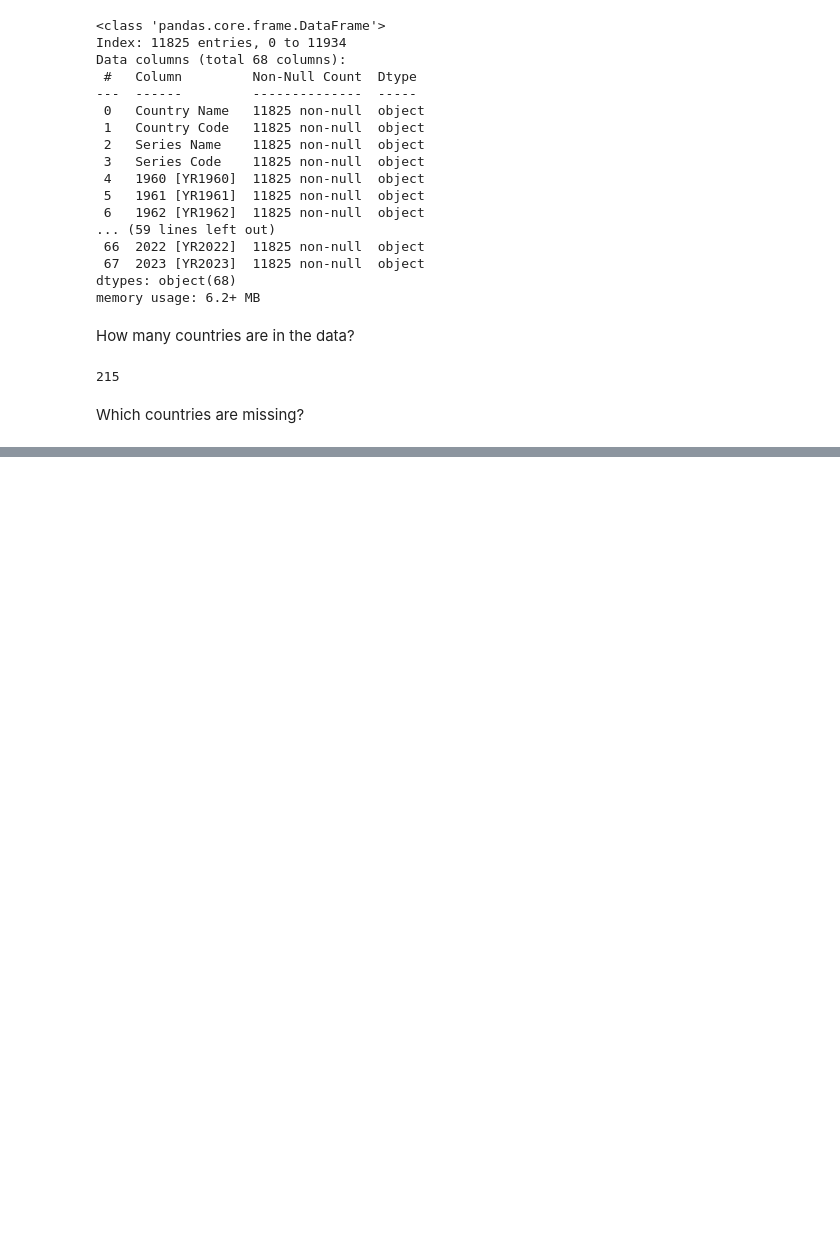
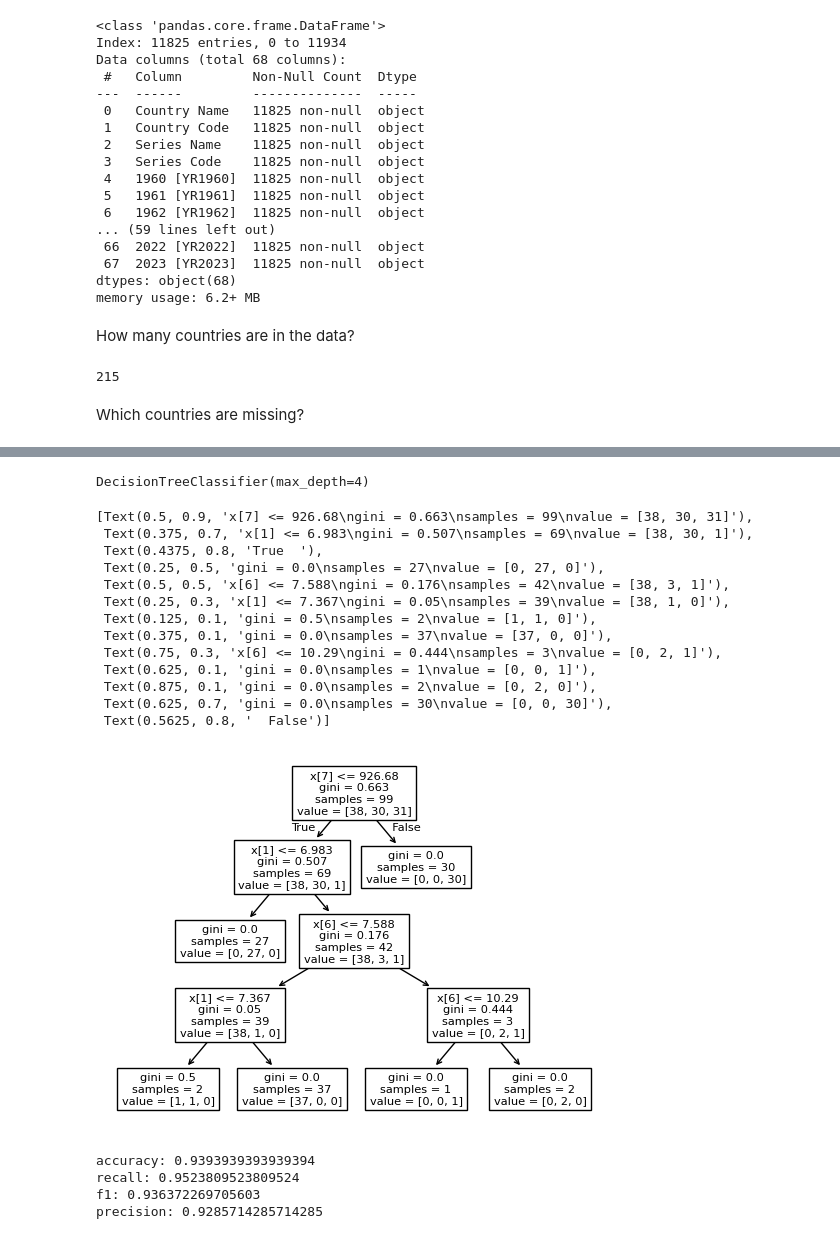
Before and after one commit to maxtschochner/World_Bank_Open_Data_Exploration, a Jupyter notebook: Analysis.ipynb, the cells around one changed output, grey strips where cells are left out. Saved outputs shown, nothing was run; the diff lists cells and outputs as text; code cells hidden in the pictures; blank space fills up the shorter version.

```diff
--- a/Analysis.ipynb
+++ b/Analysis.ipynb
@@ -376,0 +625,28 @@ sns.pairplot(data_onlycountries_without_nan_unpivot_feature_format_pdf)
+# %%
+X = data_melt_pivot_pdf.drop(columns='Country Code')
+y = data_melt_pivot_pdf['Country Code']
+# %%
+X_train, X_test, y_train, y_test = train_test_split(X, y, random_state=60)
+# %%
+country_classifier_model = DecisionTreeClassifier(max_depth=4)
+# %%
+country_classifier_model.fit(X_train, y_train)
+# %% [output]
+DecisionTreeClassifier(max_depth=4)
+# %%
+plot_tree(country_classifier_model)
+# %% [output]
+[Text(0.5, 0.9, 'x[7] <= 926.68\ngini = 0.663\nsamples = 99\nvalue = [38, 30, 31]'),
+ Text(0.375, 0.7, 'x[1] <= 6.983\ngini = 0.507\nsamples = 69\nvalue = [38, 30, 1]'),
+ Text(0.4375, 0.8, 'True  '),
+ Text(0.25, 0.5, 'gini = 0.0\nsamples = 27\nvalue = [0, 27, 0]'),
+ Text(0.5, 0.5, 'x[6] <= 7.588\ngini = 0.176\nsamples = 42\nvalue = [38, 3, 1]'),
+ Text(0.25, 0.3, 'x[1] <= 7.367\ngini = 0.05\nsamples = 39\nvalue = [38, 1, 0]'),
+ Text(0.125, 0.1, 'gini = 0.5\nsamples = 2\nvalue = [1, 1, 0]'),
+ Text(0.375, 0.1, 'gini = 0.0\nsamples = 37\nvalue = [37, 0, 0]'),
+ Text(0.75, 0.3, 'x[6] <= 10.29\ngini = 0.444\nsamples = 3\nvalue = [0, 2, 1]'),
+ Text(0.625, 0.1, 'gini = 0.0\nsamples = 1\nvalue = [0, 0, 1]'),
+ Text(0.875, 0.1, 'gini = 0.0\nsamples = 2\nvalue = [0, 2, 0]'),
+ Text(0.625, 0.7, 'gini = 0.0\nsamples = 30\nvalue = [0, 0, 30]'),
+ Text(0.5625, 0.8, '  False')]
+[figure, added]
@@ -376,0 +655,10 @@ sns.pairplot(data_onlycountries_without_nan_unpivot_feature_format_pdf)
+# %%
+print(f'accuracy: {accuracy_score(y_pred=y_pred, y_true=y_test)}')
+print(f'recall: {recall_score(y_pred=y_pred, y_true=y_test, average='macro')}')
+print(f'f1: {f1_score(y_pred=y_pred, y_true=y_test, average='macro')}')
+print(f'precision: {precision_score(y_pred=y_pred, y_true=y_test, average='macro')}')
+# %% [output]
+accuracy: 0.9393939393939394
+recall: 0.9523809523809524
+f1: 0.936372269705603
+precision: 0.9285714285714285
```
Also changed, not shown: parts of 55 cells of this notebook.
